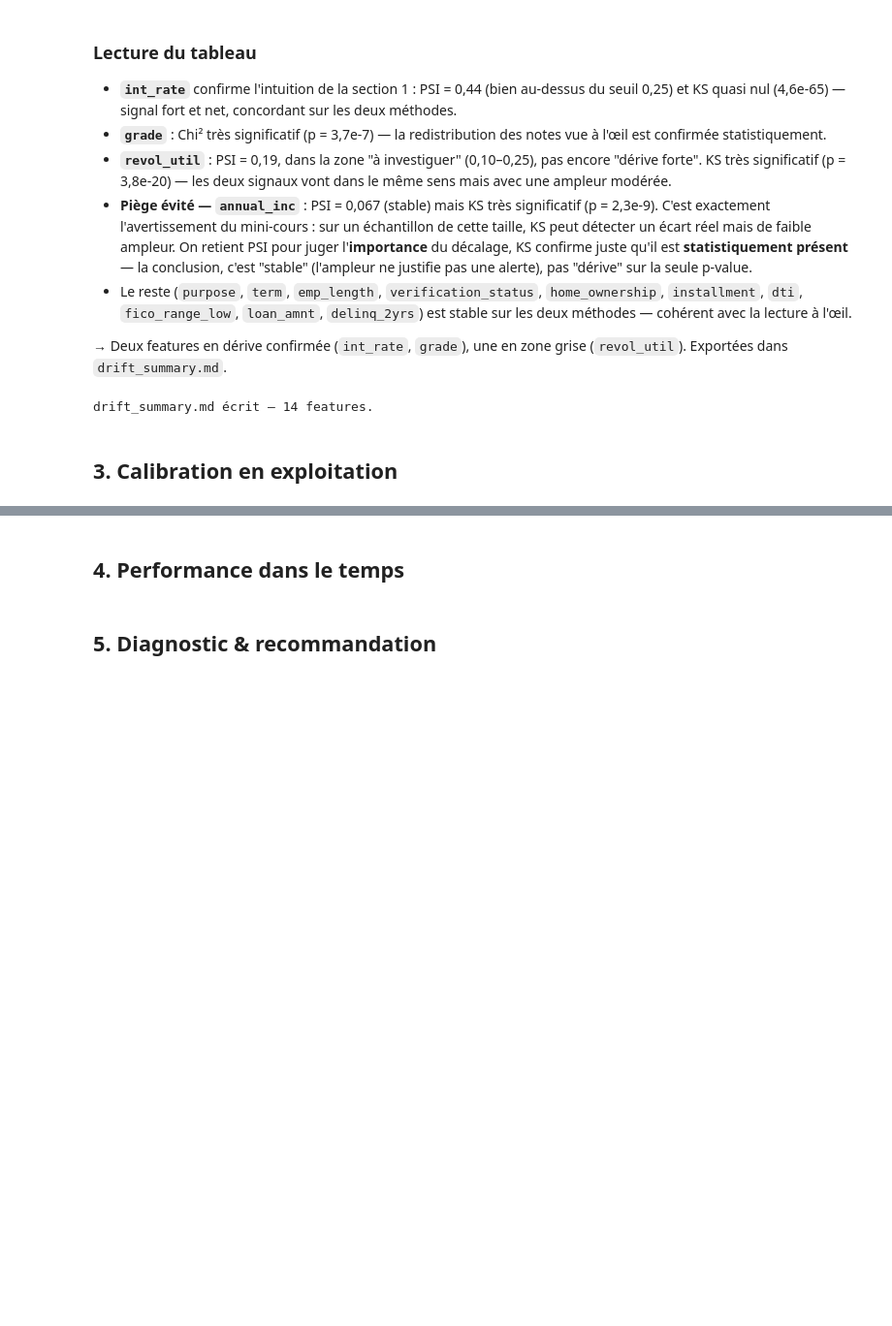
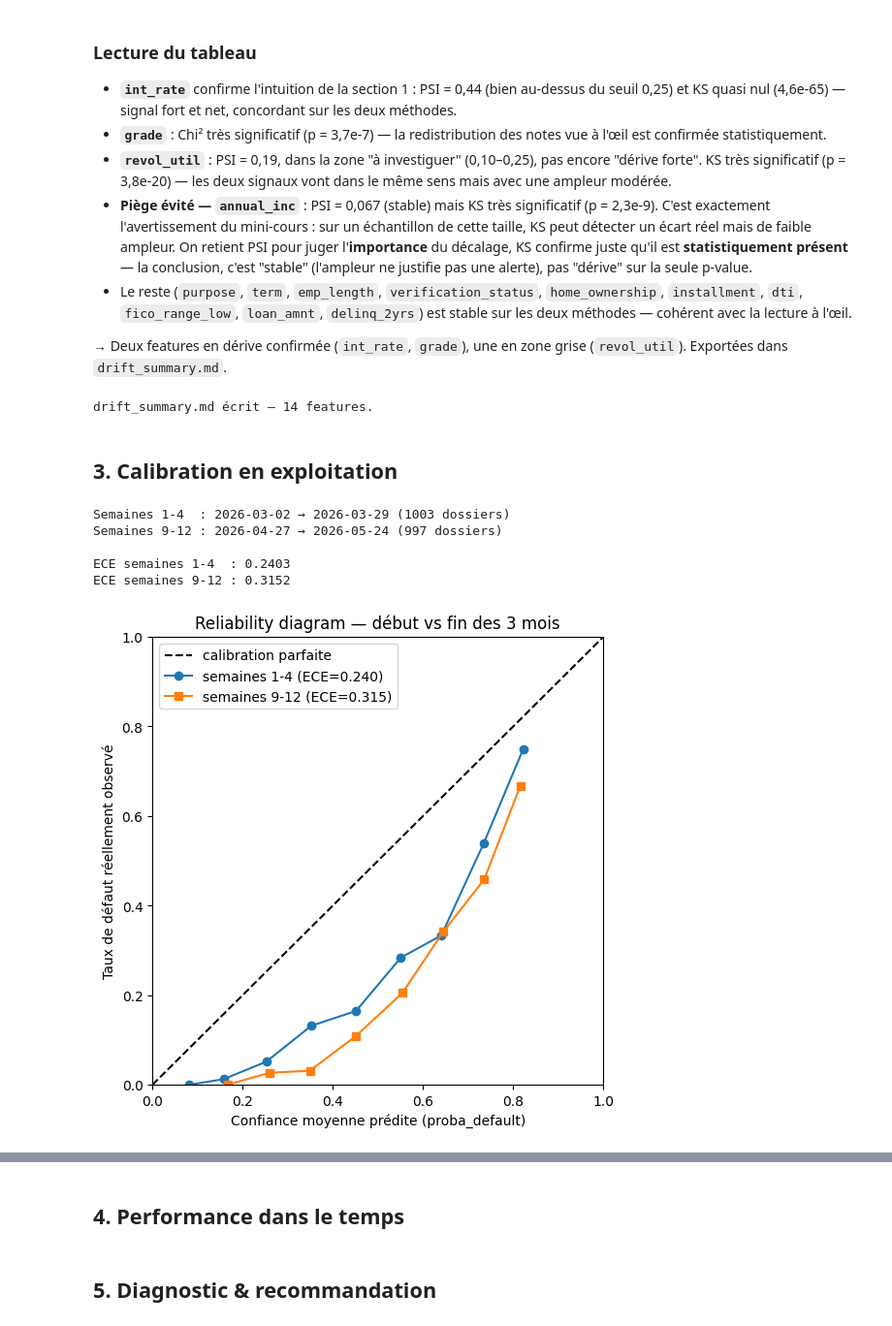
Before and after one commit to nawellepolin/M6-B1-pyrenex-drift-jeremy-nawelle, a Jupyter notebook: notebooks/M6-B1_template.ipynb, the cells around one changed output, grey strips where cells are left out. Shown at 97% size. Cells and saved outputs as stored; diff of their text form; code cells hidden in the pictures; blank space fills up the shorter version.

```diff
--- a/notebooks/M6-B1_template.ipynb
+++ b/notebooks/M6-B1_template.ipynb
@@ -238,4 +238,43 @@ drift_summary.md écrit — 14 features.
 # %% [markdown]
 ## 3. Calibration en exploitation
 # %%
-# TODO
+from calibration import expected_calibration_error, reliability_table
+
+predictions = pd.read_csv("../data/predictions_log.csv", parse_dates=["timestamp"])
+start = predictions["timestamp"].min()
+
+# ⚠️ Fenêtres couvertes : la calibration exige les vrais labels, donc on
+# compare toujours des périodes déjà passées, jamais "aujourd'hui".
+early = predictions[predictions["timestamp"] < start + pd.Timedelta(weeks=4)]
+late = predictions[predictions["timestamp"] >= start + pd.Timedelta(weeks=8)]
+
+print(f"Semaines 1-4  : {early['timestamp'].min().date()} → {early['timestamp'].max().date()} ({len(early)} dossiers)")
+print(f"Semaines 9-12 : {late['timestamp'].min().date()} → {late['timestamp'].max().date()} ({len(late)} dossiers)")
+
+table_early = reliability_table(early["proba_default"], early["true_label"])
+table_late = reliability_table(late["proba_default"], late["true_label"])
+ece_early = expected_calibration_error(early["proba_default"], early["true_label"])
+ece_late = expected_calibration_error(late["proba_default"], late["true_label"])
+
+print(f"\nECE semaines 1-4  : {ece_early:.4f}")
+print(f"ECE semaines 9-12 : {ece_late:.4f}")
+# %% [output]
+Semaines 1-4  : 2026-03-02 → 2026-03-29 (1003 dossiers)
+Semaines 9-12 : 2026-04-27 → 2026-05-24 (997 dossiers)
+
+ECE semaines 1-4  : 0.2403
+ECE semaines 9-12 : 0.3152
+# %%
+fig, ax = plt.subplots(figsize=(6, 6))
+ax.plot([0, 1], [0, 1], "k--", label="calibration parfaite")
+ax.plot(table_early["confiance_moyenne"], table_early["taux_observe"], "o-", label=f"semaines 1-4 (ECE={ece_early:.3f})")
+ax.plot(table_late["confiance_moyenne"], table_late["taux_observe"], "s-", label=f"semaines 9-12 (ECE={ece_late:.3f})")
+ax.set_xlabel("Confiance moyenne prédite (proba_default)")
+ax.set_ylabel("Taux de défaut réellement observé")
+ax.set_title("Reliability diagram — début vs fin des 3 mois")
+ax.legend()
+ax.set_xlim(0, 1)
+ax.set_ylim(0, 1)
+plt.show()
+# %% [output]
+[figure, added]
```
Also changed, not shown: parts of 1 cell of this notebook, 1 other file.
